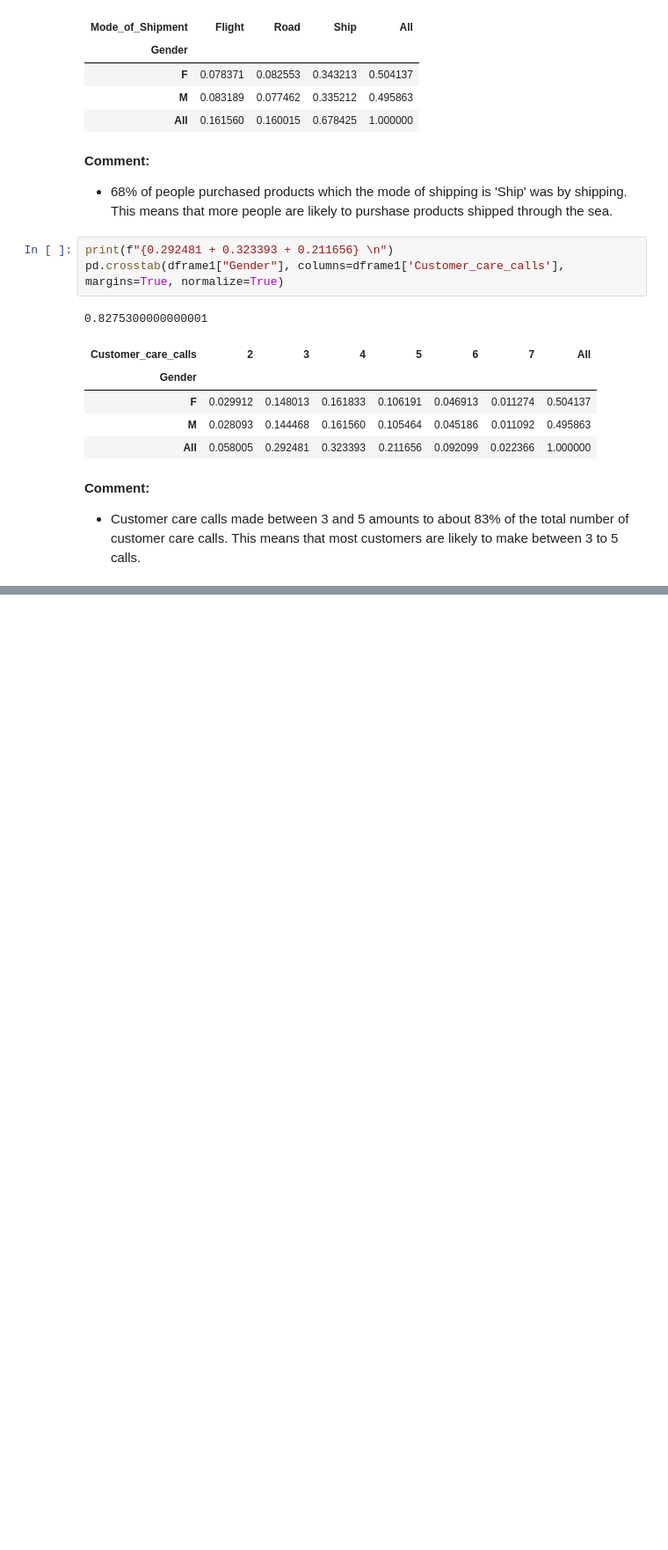
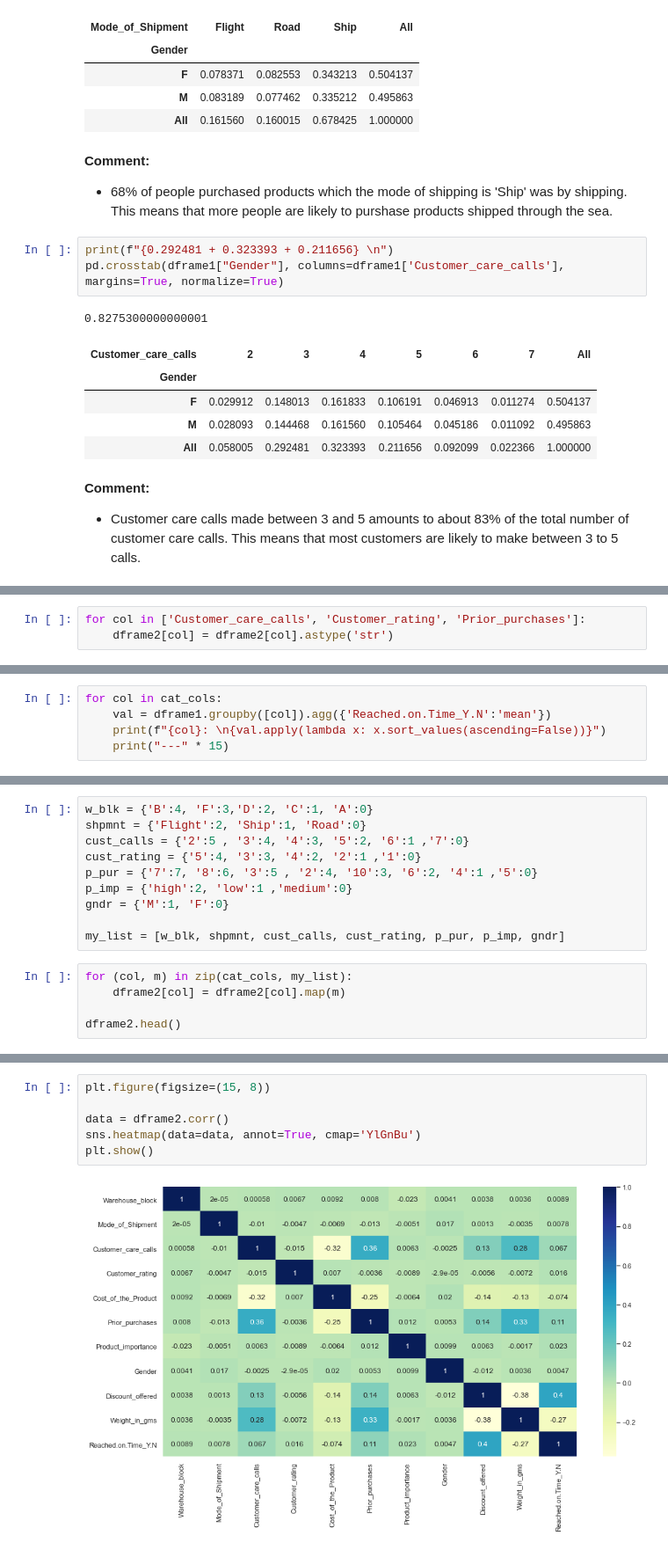
Before and after one commit to chineidu/Assignments, a Jupyter notebook: Task_wk4.ipynb, the cells around one changed output, grey strips where cells are left out. Shown at 88% size. Cells and saved outputs as stored; diff of their text form; blank space fills up the shorter version.

```diff
--- a/Task_wk4.ipynb
+++ b/Task_wk4.ipynb
@@ -387,0 +390,3 @@ pd.crosstab(dframe1["Gender"], columns=dframe1['Customer_care_calls'], margins=T
+# %%
+for col in ['Customer_care_calls', 'Customer_rating', 'Prior_purchases']:
+    dframe2[col] = dframe2[col].astype('str')
@@ -387,0 +405,5 @@ pd.crosstab(dframe1["Gender"], columns=dframe1['Customer_care_calls'], margins=T
+# %%
+for col in cat_cols:
+    val = dframe1.groupby([col]).agg({'Reached.on.Time_Y.N':'mean'})
+    print(f"{col}: \n{val.apply(lambda x: x.sort_values(ascending=False))}")
+    print("---" * 15)
@@ -387,0 +428,15 @@ pd.crosstab(dframe1["Gender"], columns=dframe1['Customer_care_calls'], margins=T
+# %%
+w_blk = {'B':4, 'F':3,'D':2, 'C':1, 'A':0}
+shpmnt = {'Flight':2, 'Ship':1, 'Road':0}
+cust_calls = {'2':5 , '3':4, '4':3, '5':2, '6':1 ,'7':0}
+cust_rating = {'5':4, '3':3, '4':2, '2':1 ,'1':0}
+p_pur = {'7':7, '8':6, '3':5 , '2':4, '10':3, '6':2, '4':1 ,'5':0}
+p_imp = {'high':2, 'low':1 ,'medium':0}
+gndr = {'M':1, 'F':0}
+
+my_list = [w_blk, shpmnt, cust_calls, cust_rating, p_pur, p_imp, gndr]
+# %%
+for (col, m) in zip(cat_cols, my_list):
+    dframe2[col] = dframe2[col].map(m)
+
+dframe2.head()
@@ -387,0 +450,8 @@ pd.crosstab(dframe1["Gender"], columns=dframe1['Customer_care_calls'], margins=T
+# %%
+plt.figure(figsize=(15, 8))
+
+data = dframe2.corr()
+sns.heatmap(data=data, annot=True, cmap='YlGnBu')
+plt.show()
+# %% [output]
+[figure, added]
```
Also changed, not shown: parts of 10 cells of this notebook.
